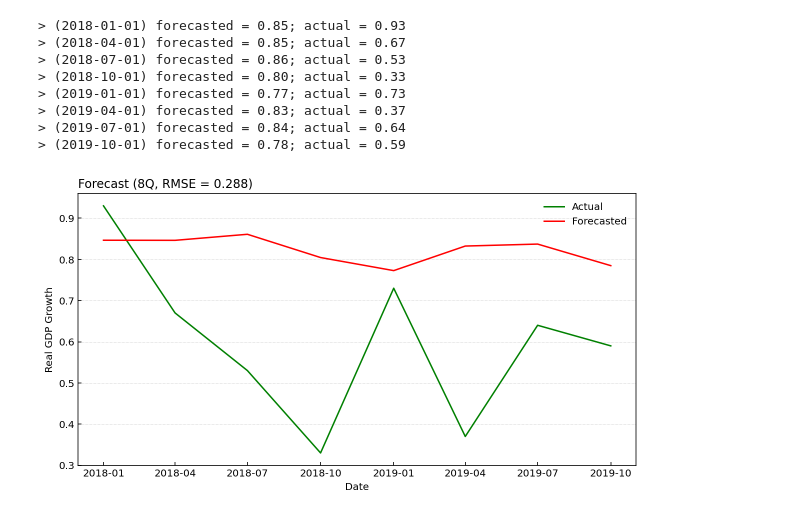
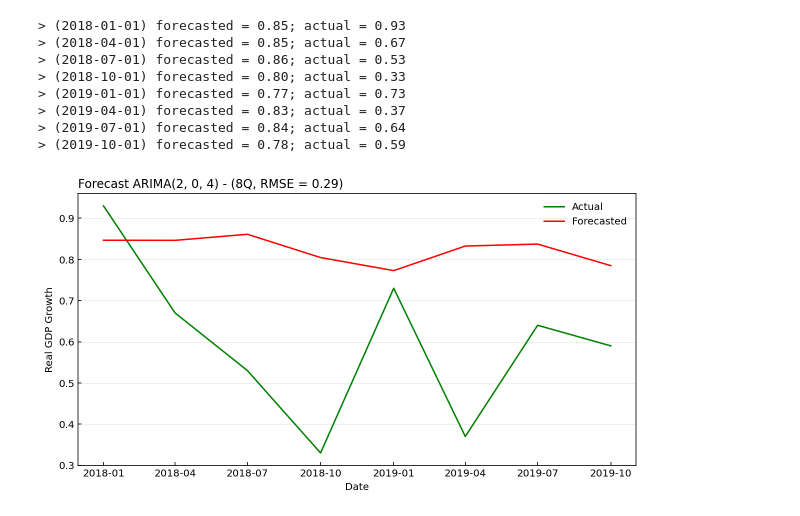
Before and after one commit to LeonHackl/TimeSeries-Forecasting, a Jupyter notebook: ARIMA-Python.ipynb, the cells around one changed output. Cells and saved outputs as stored; diff of their text form; code cells hidden in the pictures.

```diff
--- a/ARIMA-Python.ipynb
+++ b/ARIMA-Python.ipynb
@@ -111,26 +111,27 @@ $$
 ### 3.3 Grid-Search
 # %%
 # grid-search for finding the best combination of arima parameters (p,d,q)
-def grid_search(training, p_grid, d, q_grid):
+def grid_search(training, p_grid, d_grid, q_grid):
     best_score, best_cfg = float("inf"), None
     aicc_values = list()
     for p in p_grid:
         for q in q_grid:
-            order = (p,d,q)
-            try:
-                aicc, rmse, model_data, residuals = evaluate_model(training, order)
-                if aicc < best_score:
-                    best_score, best_rmse, best_cfg, best_model_data, best_resid = aicc, rmse, order, model_data, residuals
-                print("> ARIMA%s; AICc = %.2f" % (order, aicc))
-                aicc_values.append(aicc)
-            except:
-                continue
+            for d in d_grid:
+                order = (p,d,q)
+                try:
+                    aicc, rmse, model_data, residuals = evaluate_model(training, order)
+                    if aicc < best_score:
+                        best_score, best_rmse, best_cfg, best_model_data, best_resid = aicc, rmse, order, model_data, residuals
+                    print("> ARIMA%s; AICc = %.2f" % (order, aicc))
+                    aicc_values.append(aicc)
+                except:
+                    continue
     # print best model and return best configuration and best scores
     print("> best model: ARIMA%s with AICc of %.2f" % (best_cfg, best_score))
     return best_cfg, best_model_data, aicc_values, best_rmse, best_resid
 # %%
 # select range of (p,d,q) parameters
-p, d, q = range(0,6), 0, range(0,6)
+p, d, q = range(0,6), range(0,1), range(0,6)
 # %%
 # run the grid-search
 best_cfg, model_data, aicc_values, rmse, residuals = grid_search(training, p, d, q)
@@ -354,20 +355,27 @@ jb_test(residuals)
 # %%
 history = [x for x in training.values]
 predictions = list()
+ci_lower = list()
+ci_upper = list()
 # walk-forward validation
 for t in range(len(testing.values)):
     model = ARIMA(history, order = best_cfg)
     model_fit = model.fit()
-    y_hat = model_fit.forecast()[0]
-    predictions.append(y_hat)
-    history.append(np.asarray([y_hat]))
+    # compute forecast with 80% confidence interval
+    y_hat = model_fit.get_forecast().summary_frame(alpha = 0.2)
+    predictions.append(y_hat["mean"][0])
+    ci_lower.append(y_hat["mean_ci_lower"][0])
+    ci_upper.append(y_hat["mean_ci_upper"][0])
+    history.append(np.asarray([y_hat["mean"][0]]))
     date = str.split(str(testing.index[t]))[0]
-    print("> (%s) forecasted = %.2f; actual = %.2f" % (date, y_hat, testing.values[t]))
+    print("> (%s) forecasted = %.2f; actual = %.2f" % (date, y_hat["mean"][0], testing.values[t]))
 # evaluate forecasts using rmse
 rmse = np.sqrt(mean_squared_error(testing.values, predictions))
 # save original data and predicted values
 forecast_data = testing.copy()
 forecast_data["prediction"] = predictions
+forecast_data["mean_ci_lower"] = ci_lower
+forecast_data["mean_ci_upper"] = ci_upper
 # %% [output]
 > (2018-01-01) forecasted = 0.85; actual = 0.93
 > (2018-04-01) forecasted = 0.85; actual = 0.67
@@ -380,13 +388,15 @@ forecast_data["prediction"] = predictions
 # %%
 plt.figure(figsize = (10,5))
 plt.plot(forecast_data.iloc[:,0], color = "green", label = "Actual")
 plt.plot(forecast_data.iloc[:,1], color = "red", label = "Forecasted")
+# plt.fill_between(forecast_data.index, forecast_data["mean_ci_lower"], forecast_data["mean_ci_upper"],
+#                 color = "k", alpha = 0.1, label = r"CI ($\alpha = 0.2$)")
 plt.xlabel("Date")
 plt.ylabel("Real GDP Growth")
-plt.title("Forecast (8Q, RMSE = %.3f)" % (rmse), loc = "left")
+plt.title("Forecast ARIMA%s - (8Q, RMSE = %.2f)" % (best_cfg, rmse), loc = "left")
 plt.tick_params(direction = "in")
 plt.grid(axis = "y", linewidth = 0.5, linestyle = ":")
 plt.legend(frameon = False)
 plt.show()
 # %% [output]
-[figure, old version]
+[figure, new version]
```
Also changed, not shown: parts of 1 cell of this notebook.
